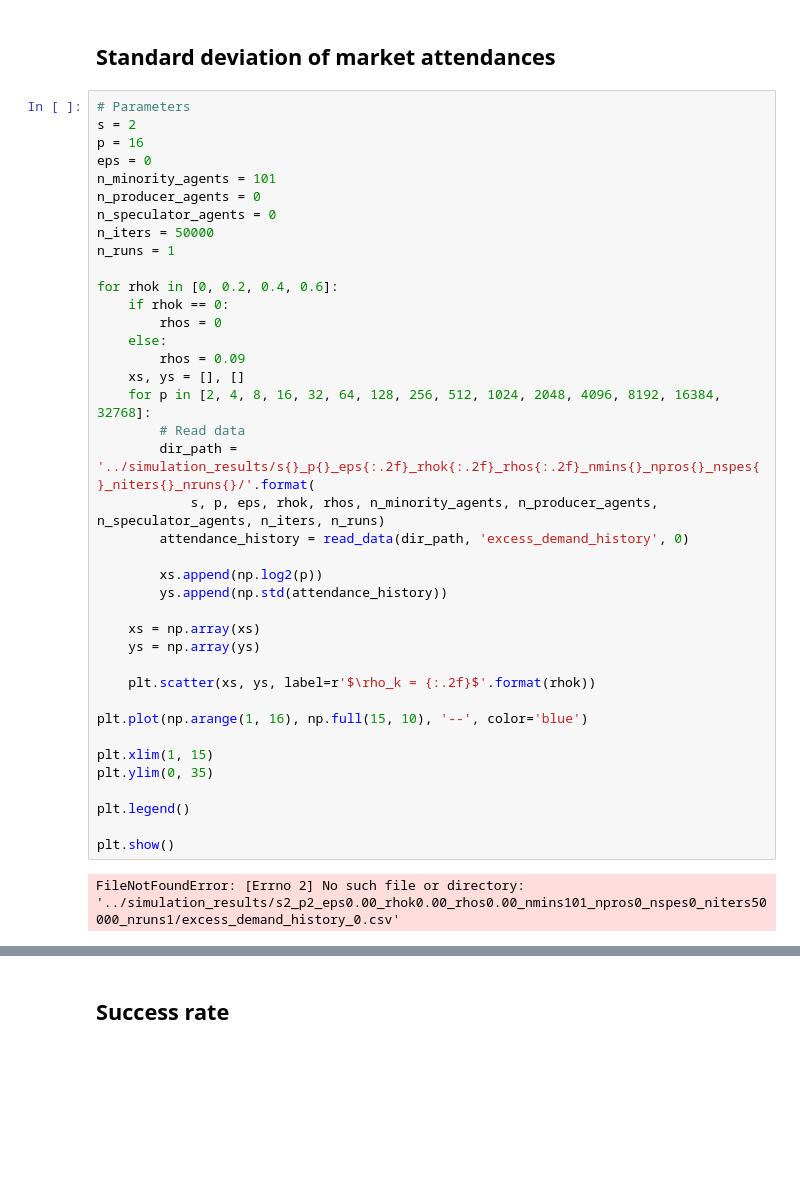
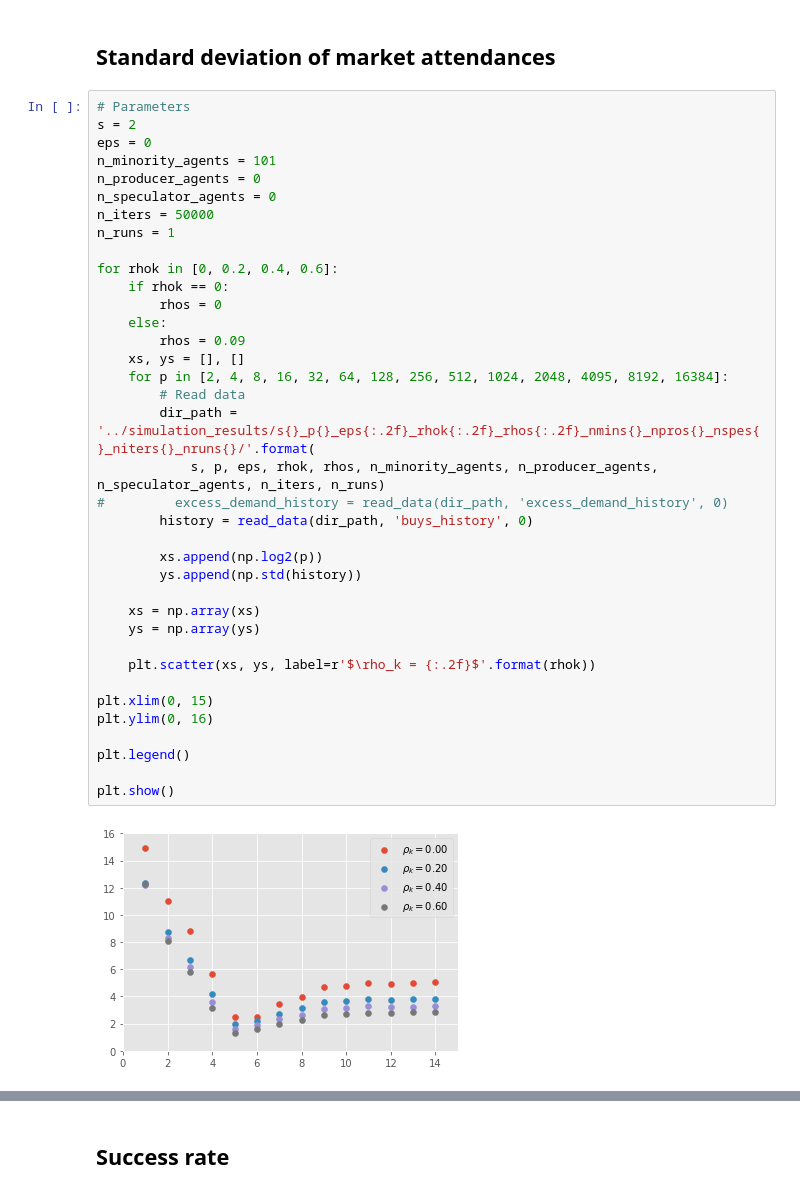
Before and after one commit to toru34/minority_game, a Jupyter notebook: visualization/results_spymg.ipynb, the cells around one changed output, grey strips where cells are left out. Cells and saved outputs as stored; diff of their text form; blank space fills up the shorter version.

```diff
--- a/visualization/results_spymg.ipynb
+++ b/visualization/results_spymg.ipynb
@@ -28,41 +28,39 @@ LOSE = -1
 # %%
 # Parameters
 s = 2
-p = 16
 eps = 0
 n_minority_agents = 101
 n_producer_agents = 0
 n_speculator_agents = 0
 n_iters = 50000
 n_runs = 1
 
 for rhok in [0, 0.2, 0.4, 0.6]:
     if rhok == 0:
         rhos = 0
     else:
         rhos = 0.09
     xs, ys = [], []
-    for p in [2, 4, 8, 16, 32, 64, 128, 256, 512, 1024, 2048, 4096, 8192, 16384, 32768]:
+    for p in [2, 4, 8, 16, 32, 64, 128, 256, 512, 1024, 2048, 4095, 8192, 16384]:
         # Read data
         dir_path = '../simulation_results/s{}_p{}_eps{:.2f}_rhok{:.2f}_rhos{:.2f}_nmins{}_npros{}_nspes{}_niters{}_nruns{}/'.format(
             s, p, eps, rhok, rhos, n_minority_agents, n_producer_agents, n_speculator_agents, n_iters, n_runs)
-        attendance_history = read_data(dir_path, 'excess_demand_history', 0)
+#         excess_demand_history = read_data(dir_path, 'excess_demand_history', 0)
+        history = read_data(dir_path, 'buys_history', 0)
 
         xs.append(np.log2(p))
-        ys.append(np.std(attendance_history))
+        ys.append(np.std(history))
 
     xs = np.array(xs)
     ys = np.array(ys)
 
     plt.scatter(xs, ys, label=r'$\rho_k = {:.2f}$'.format(rhok))
 
-plt.plot(np.arange(1, 16), np.full(15, 10), '--', color='blue')
-
-plt.xlim(1, 15)
-plt.ylim(0, 35)
+plt.xlim(0, 15)
+plt.ylim(0, 16)
 
 plt.legend()
 
 plt.show()
 # %% [output]
-FileNotFoundError: [Errno 2] No such file or directory: '../simulation_results/s2_p2_eps0.00_rhok0.00_rhos0.00_nmins101_npros0_nspes0_niters50000_nruns1/excess_demand_history_0.csv'
+[figure, added]
```
Also changed, not shown: parts of 2 cells of this notebook, 3 other files.
